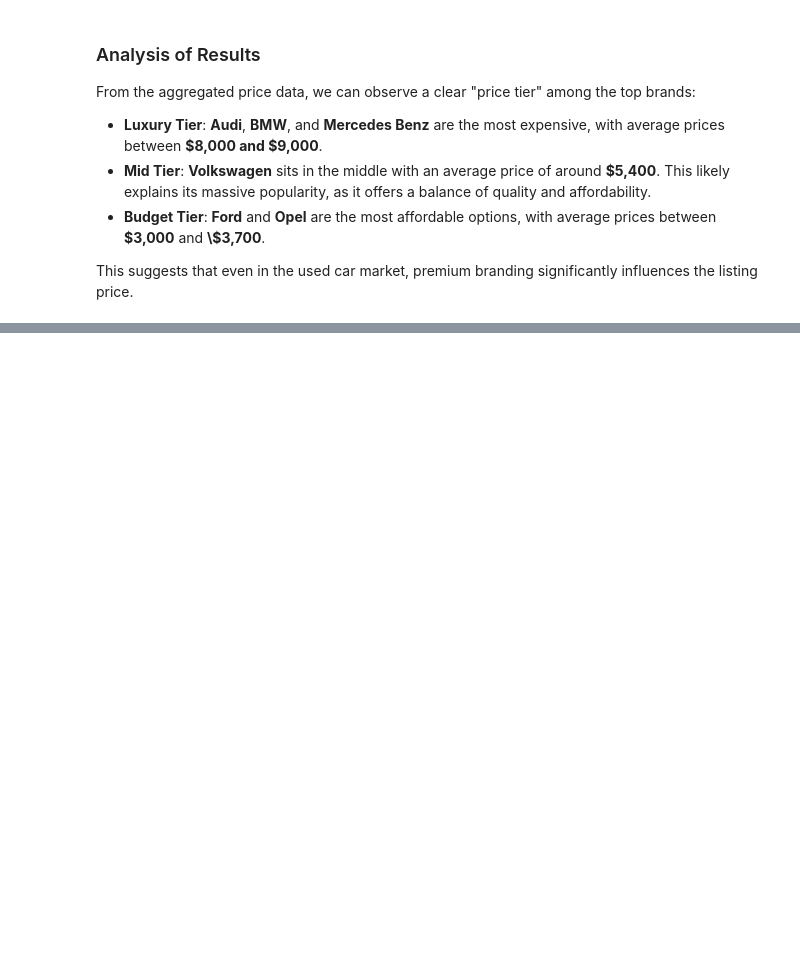
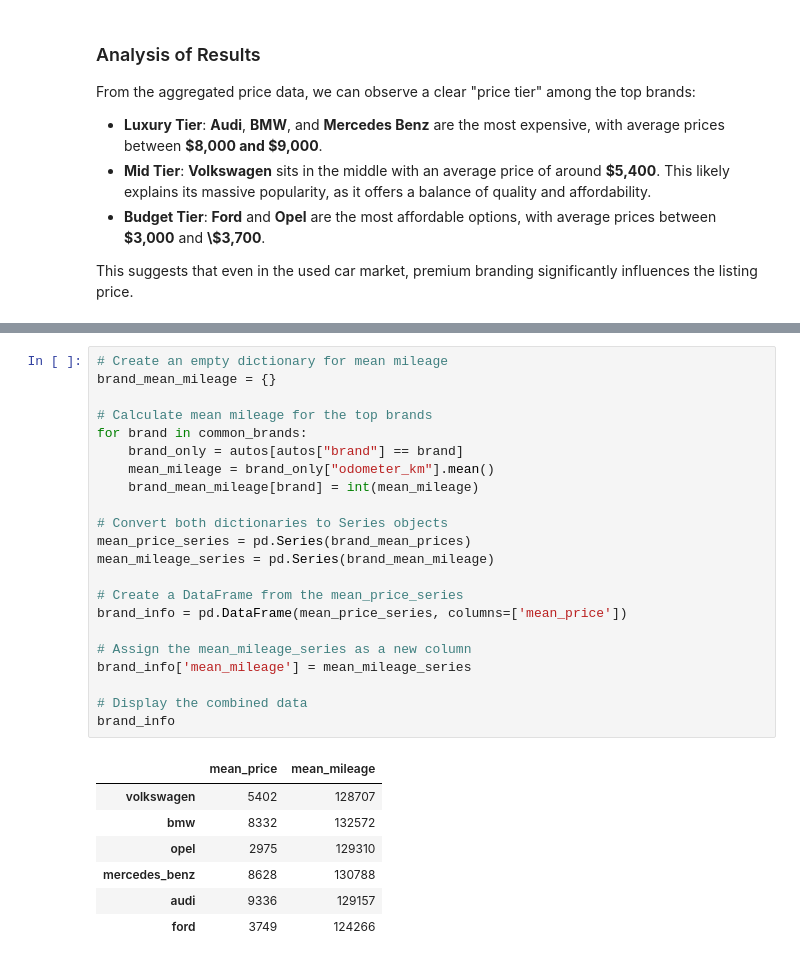
Before and after one commit to hukeirzz/Exploring-eBay-Car-Sales-Data, a Jupyter notebook: exploring_ebay_car_sales_data.ipynb, the cells around one changed output, grey strips where cells are left out. Saved outputs shown, nothing was run; the diff lists cells and outputs as text; blank space fills up the shorter version.

Commit message:
Compare mean price and mileage

```diff
--- a/exploring_ebay_car_sales_data.ipynb
+++ b/exploring_ebay_car_sales_data.ipynb
@@ -472,0 +479,30 @@ This suggests that even in the used car market, premium branding significantly i
+# %%
+# Create an empty dictionary for mean mileage
+brand_mean_mileage = {}
+
+# Calculate mean mileage for the top brands
+for brand in common_brands:
+    brand_only = autos[autos["brand"] == brand]
+    mean_mileage = brand_only["odometer_km"].mean()
+    brand_mean_mileage[brand] = int(mean_mileage)
+
+# Convert both dictionaries to Series objects
+mean_price_series = pd.Series(brand_mean_prices)
+mean_mileage_series = pd.Series(brand_mean_mileage)
+
+# Create a DataFrame from the mean_price_series
+brand_info = pd.DataFrame(mean_price_series, columns=['mean_price'])
+
+# Assign the mean_mileage_series as a new column
+brand_info['mean_mileage'] = mean_mileage_series
+
+# Display the combined data
+brand_info
+# %% [output]
+|  | mean_price | mean_mileage |
+| volkswagen | 5402 | 128707 |
+| bmw | 8332 | 132572 |
+| opel | 2975 | 129310 |
+| mercedes_benz | 8628 | 130788 |
+| audi | 9336 | 129157 |
+| ford | 3749 | 124266 |
```
Also changed, not shown: parts of 2 cells of this notebook.
